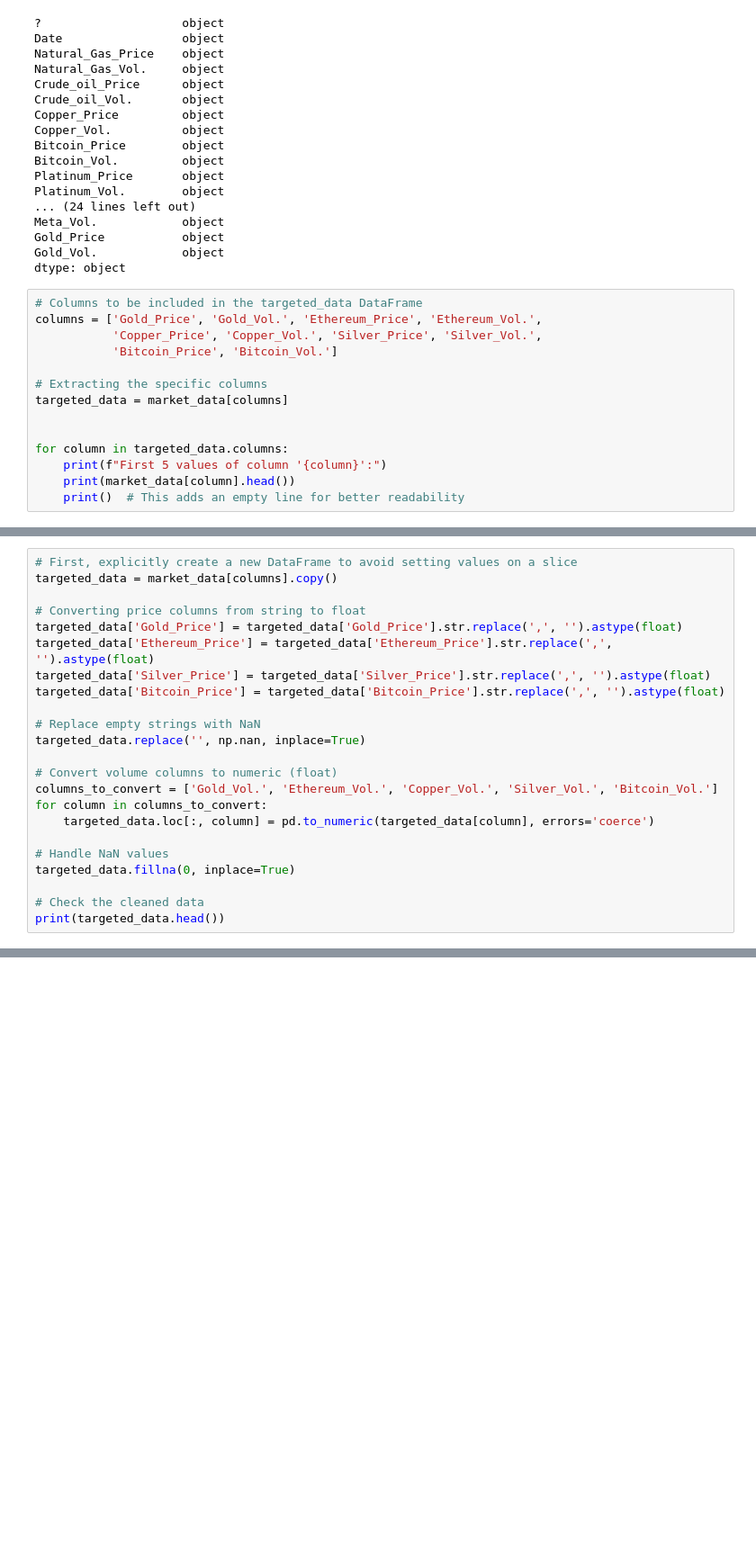
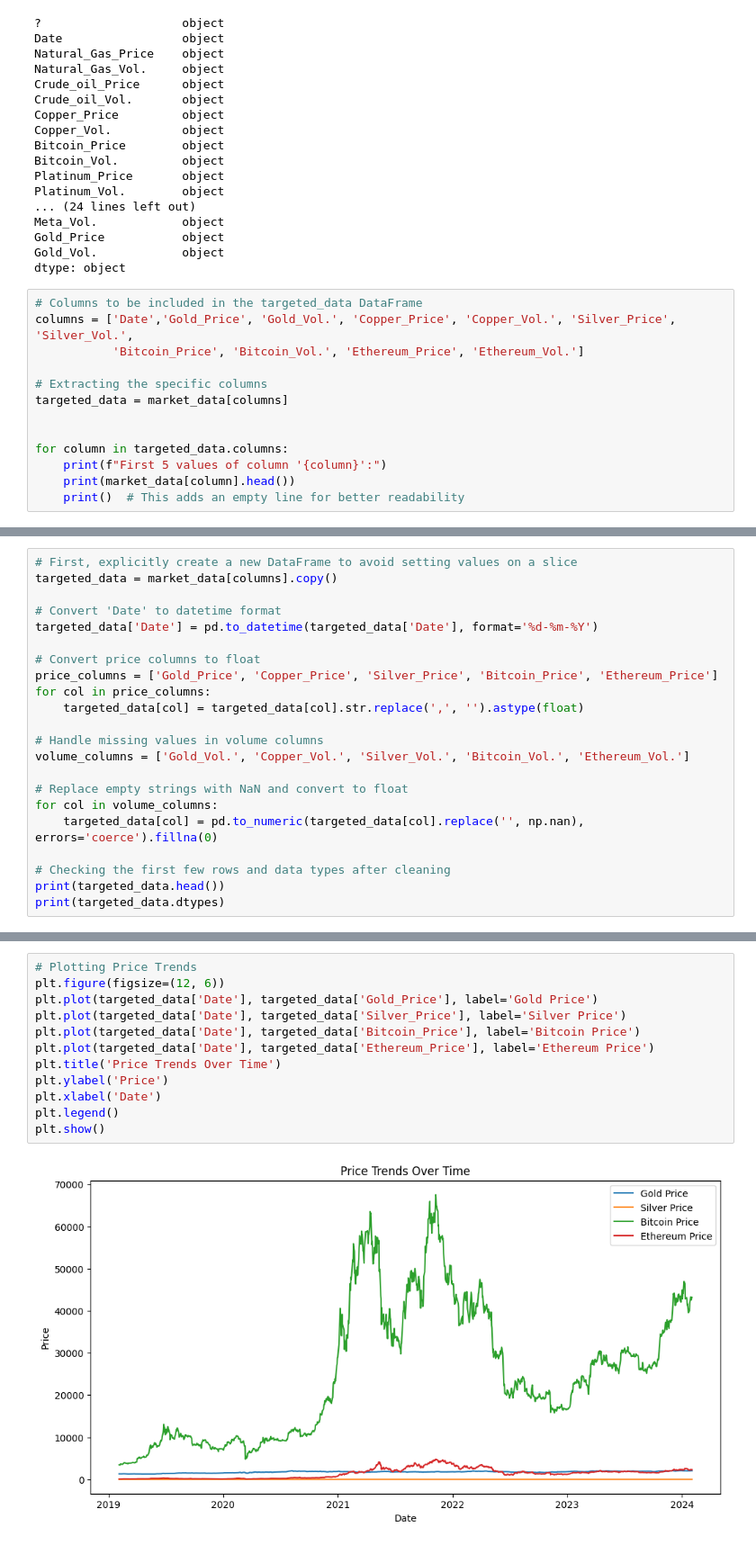
Before and after one commit to nicoleanderson21/Project-3, a Jupyter notebook: Hugo_analysis.ipynb, the cells around one changed output, grey strips where cells are left out. Shown at 90% size. Drawn from its saved outputs; the diff is of its cells as text; blank space fills up the shorter version.

```diff
--- a/Hugo_analysis.ipynb
+++ b/Hugo_analysis.ipynb
@@ -33,9 +36,8 @@ Gold_Vol.            object
 dtype: object
 # %%
 # Columns to be included in the targeted_data DataFrame
-columns = ['Gold_Price', 'Gold_Vol.', 'Ethereum_Price', 'Ethereum_Vol.',
-           'Copper_Price', 'Copper_Vol.', 'Silver_Price', 'Silver_Vol.',
-           'Bitcoin_Price', 'Bitcoin_Vol.']
+columns = ['Date','Gold_Price', 'Gold_Vol.', 'Copper_Price', 'Copper_Vol.', 'Silver_Price', 'Silver_Vol.',
+           'Bitcoin_Price', 'Bitcoin_Vol.', 'Ethereum_Price', 'Ethereum_Vol.']
 
 # Extracting the specific columns
 targeted_data = market_data[columns]
@@ -67,23 +69,22 @@ Name: Bitcoin_Vol., dtype: object
 # First, explicitly create a new DataFrame to avoid setting values on a slice
 targeted_data = market_data[columns].copy()
 
-# Converting price columns from string to float
-targeted_data['Gold_Price'] = targeted_data['Gold_Price'].str.replace(',', '').astype(float)
-targeted_data['Ethereum_Price'] = targeted_data['Ethereum_Price'].str.replace(',', '').astype(float)
-targeted_data['Silver_Price'] = targeted_data['Silver_Price'].str.replace(',', '').astype(float)
-targeted_data['Bitcoin_Price'] = targeted_data['Bitcoin_Price'].str.replace(',', '').astype(float)
+# Convert 'Date' to datetime format
+targeted_data['Date'] = pd.to_datetime(targeted_data['Date'], format='%d-%m-%Y')
 
-# Replace empty strings with NaN
-targeted_data.replace('', np.nan, inplace=True)
+# Convert price columns to float
+price_columns = ['Gold_Price', 'Copper_Price', 'Silver_Price', 'Bitcoin_Price', 'Ethereum_Price']
+for col in price_columns:
+    targeted_data[col] = targeted_data[col].str.replace(',', '').astype(float)
 
-# Convert volume columns to numeric (float)
-columns_to_convert = ['Gold_Vol.', 'Ethereum_Vol.', 'Copper_Vol.', 'Silver_Vol.', 'Bitcoin_Vol.']
-for column in columns_to_convert:
-    targeted_data.loc[:, column] = pd.to_numeric(targeted_data[column], errors='coerce')
+# Handle missing values in volume columns
+volume_columns = ['Gold_Vol.', 'Copper_Vol.', 'Silver_Vol.', 'Bitcoin_Vol.', 'Ethereum_Vol.']
 
-# Handle NaN values
-targeted_data.fillna(0, inplace=True)
+# Replace empty strings with NaN and convert to float
+for col in volume_columns:
+    targeted_data[col] = pd.to_numeric(targeted_data[col].replace('', np.nan), errors='coerce').fillna(0)
 
-# Check the cleaned data
+# Checking the first few rows and data types after cleaning
 print(targeted_data.head())
+print(targeted_data.dtypes)
 # %% [output]
@@ -102,0 +108,14 @@ print(targeted_data.head())
+# %%
+# Plotting Price Trends
+plt.figure(figsize=(12, 6))
+plt.plot(targeted_data['Date'], targeted_data['Gold_Price'], label='Gold Price')
+plt.plot(targeted_data['Date'], targeted_data['Silver_Price'], label='Silver Price')
+plt.plot(targeted_data['Date'], targeted_data['Bitcoin_Price'], label='Bitcoin Price')
+plt.plot(targeted_data['Date'], targeted_data['Ethereum_Price'], label='Ethereum Price')
+plt.title('Price Trends Over Time')
+plt.ylabel('Price')
+plt.xlabel('Date')
+plt.legend()
+plt.show()
+# %% [output]
+[figure, added]
```
Also changed, not shown: parts of 7 cells of this notebook.
